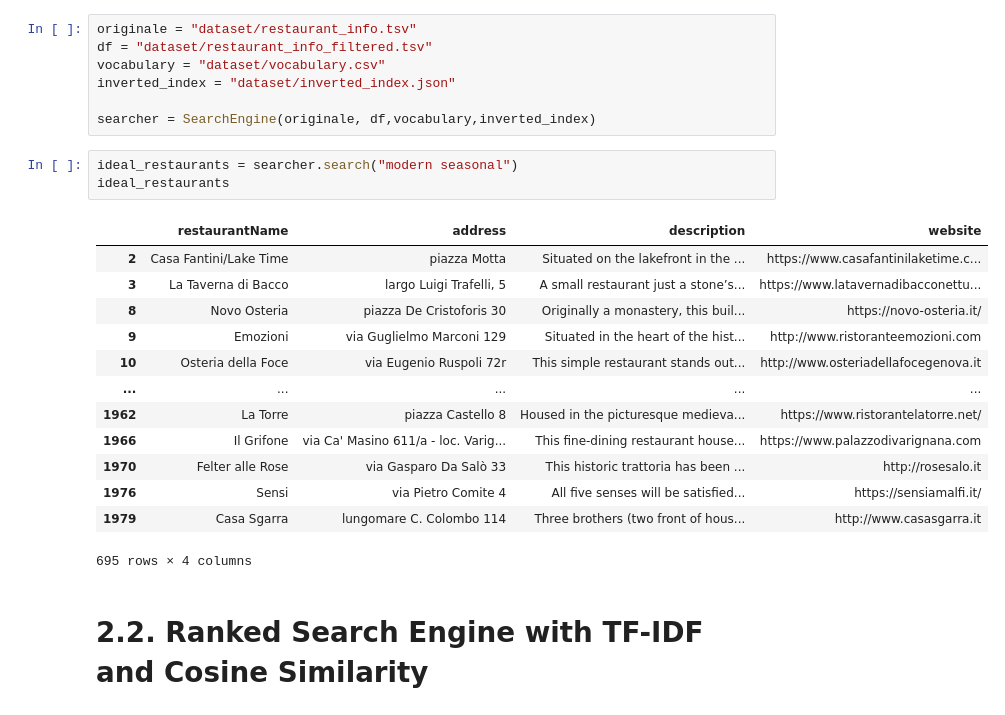
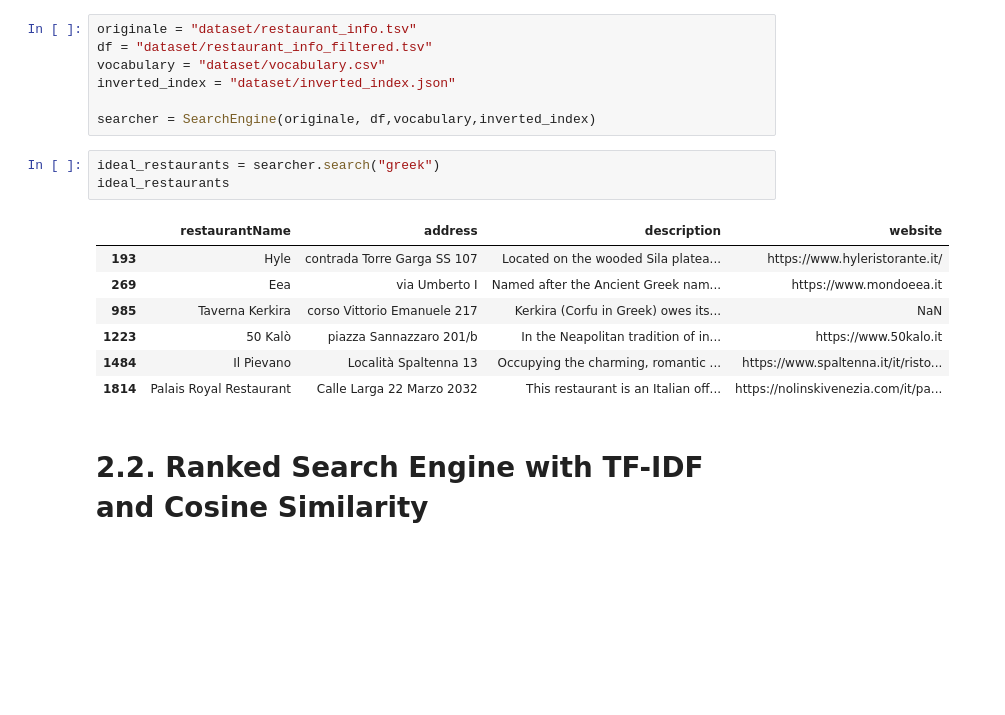
Before and after one commit to LinCannn/ADM-HW3, a Jupyter notebook: main.ipynb, the cells around one changed output. Saved outputs shown, nothing was run; the diff lists cells and outputs as text; blank space fills up the shorter version.

```diff
--- a/main.ipynb
+++ b/main.ipynb
@@ -241,22 +241,16 @@ inverted_index = "dataset/inverted_index.json"
 
 searcher = SearchEngine(originale, df,vocabulary,inverted_index)
 # %%
-ideal_restaurants = searcher.search("modern seasonal")
+ideal_restaurants = searcher.search("greek")
 ideal_restaurants
 # %% [output]
 |  | restaurantName | address | description | website |
-| 2 | Casa Fantini/Lake Time | piazza Motta | Situated on the lakefront in the ... | https://www.casafantinilaketime.c... |
-| 3 | La Taverna di Bacco | largo Luigi Trafelli, 5 | A small restaurant just a stone’s... | https://www.latavernadibacconettu... |
-| 8 | Novo Osteria | piazza De Cristoforis 30 | Originally a monastery, this buil... | https://novo-osteria.it/ |
-| 9 | Emozioni | via Guglielmo Marconi 129 | Situated in the heart of the hist... | http://www.ristoranteemozioni.com |
-| 10 | Osteria della Foce | via Eugenio Ruspoli 72r | This simple restaurant stands out... | http://www.osteriadellafocegenova.it |
-| ... | ... | ... | ... | ... |
-| 1962 | La Torre | piazza Castello 8 | Housed in the picturesque medieva... | https://www.ristorantelatorre.net/ |
-| 1966 | Il Grifone | via Ca' Masino 611/a - loc. Varig... | This fine-dining restaurant house... | https://www.palazzodivarignana.com |
-| 1970 | Felter alle Rose | via Gasparo Da Salò 33 | This historic trattoria has been ... | http://rosesalo.it |
-| 1976 | Sensi | via Pietro Comite 4 | All five senses will be satisfied... | https://sensiamalfi.it/ |
-| 1979 | Casa Sgarra | lungomare C. Colombo 114 | Three brothers (two front of hous... | http://www.casasgarra.it |
+| 193 | Hyle | contrada Torre Garga SS 107 | Located on the wooded Sila platea... | https://www.hyleristorante.it/ |
+| 269 | Eea | via Umberto I | Named after the Ancient Greek nam... | https://www.mondoeea.it |
+| 985 | Taverna Kerkira | corso Vittorio Emanuele 217 | Kerkira (Corfu in Greek) owes its... | NaN |
+| 1223 | 50 Kalò | piazza Sannazzaro 201/b | In the Neapolitan tradition of in... | https://www.50kalo.it |
+| 1484 | Il Pievano | Località Spaltenna 13 | Occupying the charming, romantic ... | https://www.spaltenna.it/it/risto... |
+| 1814 | Palais Royal Restaurant | Calle Larga 22 Marzo 2032 | This restaurant is an Italian off... | https://nolinskivenezia.com/it/pa... |
-695 rows × 4 columns
 # %% [markdown]
 # <strong> 2.2. Ranked Search Engine with TF-IDF and Cosine Similarity
 # %% [markdown]
```
Also changed, not shown: parts of 10 cells of this notebook, 1 other file.
